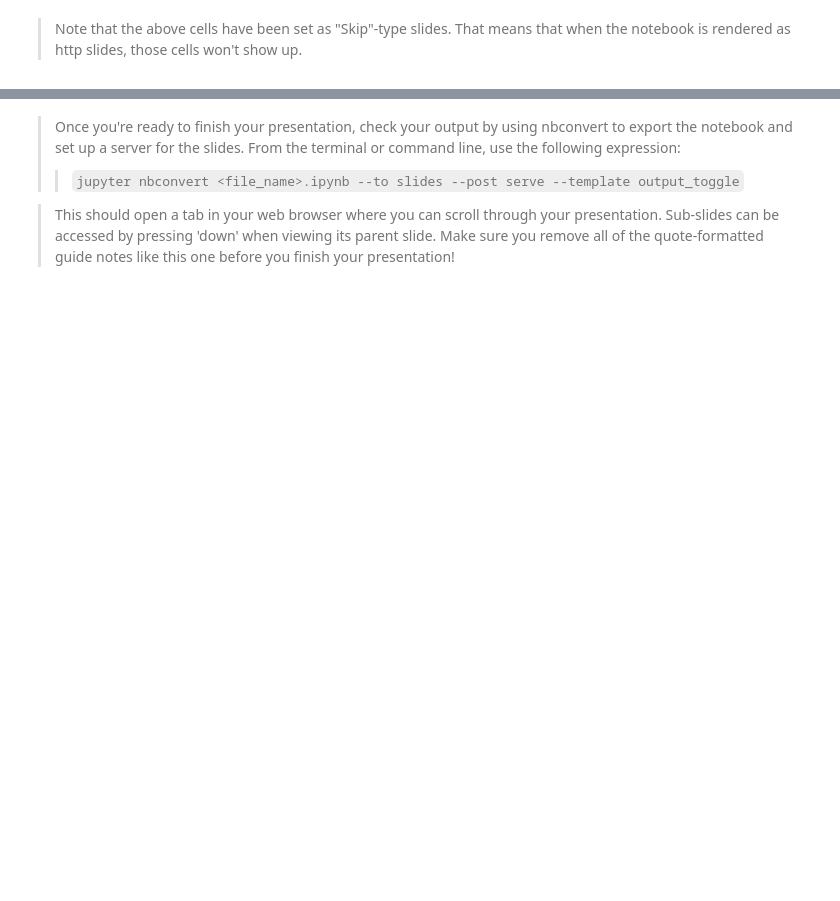
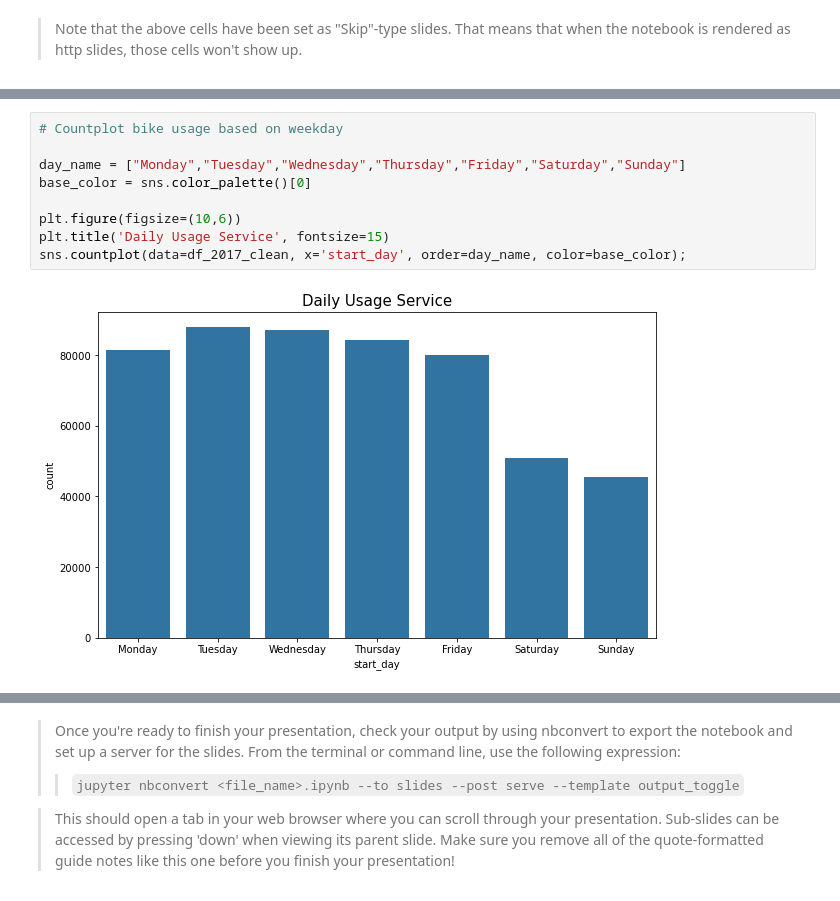
Before and after one commit to adipurnamk/Ford-GoBike-System-Data, a Jupyter notebook: slide_deck_template.ipynb, the cells around one changed output, grey strips where cells are left out. Drawn from its saved outputs; the diff is of its cells as text; blank space fills up the shorter version.

```diff
--- a/slide_deck_template.ipynb
+++ b/slide_deck_template.ipynb
@@ -40,0 +89,11 @@ but feel free to add more if you'd like!
+# %%
+# Countplot bike usage based on weekday
+
+day_name = ["Monday","Tuesday","Wednesday","Thursday","Friday","Saturday","Sunday"]
+base_color = sns.color_palette()[0]
+
+plt.figure(figsize=(10,6))
+plt.title('Daily Usage Service', fontsize=15)
+sns.countplot(data=df_2017_clean, x='start_day', order=day_name, color=base_color);
+# %% [output]
+[figure, added]
```
Also changed, not shown: parts of 31 cells of this notebook.
